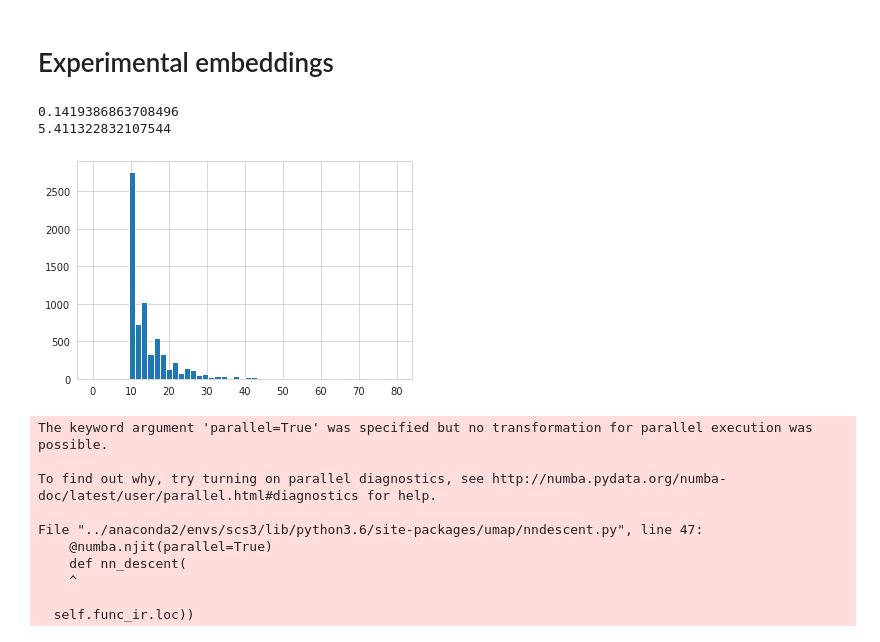
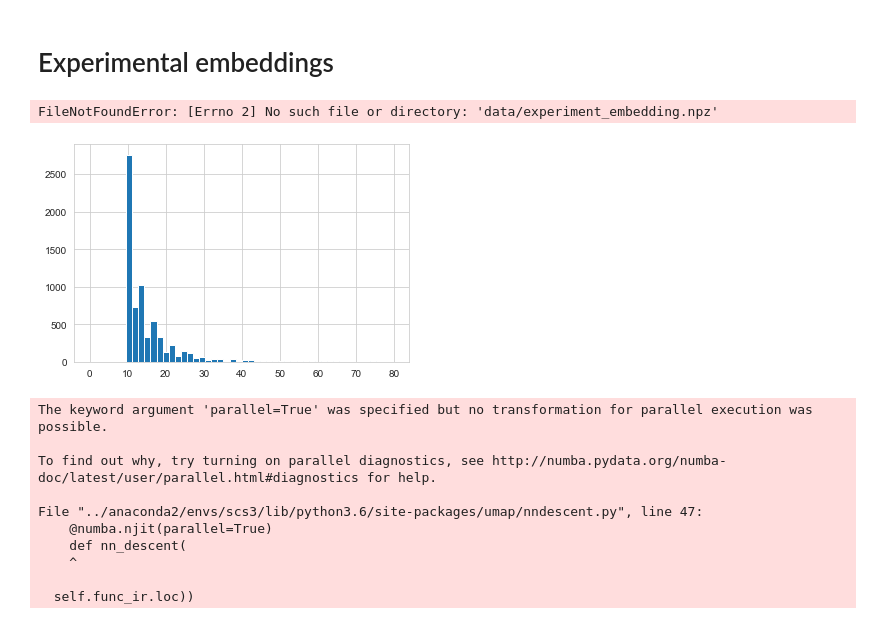
Before and after one commit to kundajelab/encode-ui-sandbox, a Jupyter notebook: embeddings_proc.ipynb, the cells around one changed output. Drawn from its saved outputs; the diff is of its cells as text; code cells hidden in the pictures.

```diff
--- a/embeddings_proc.ipynb
+++ b/embeddings_proc.ipynb
@@ -7,6 +7,7 @@ import utils, diffmap as dm#, scanpy as sc
 import sklearn.metrics
 
 data_pfx = '/oak/stanford/groups/akundaje/abalsubr/search_ui/'
+data_pfx = '/Users/akshay/github/encode-ui-sandbox/data/'
 # %%
 importlib.reload(utils)
 experiments_core = pd.DataFrame.from_csv("data/ENCODE2018Core.tsv", index_col=None, sep='\t')
@@ -17,19 +18,19 @@ experiments = pd.concat((experiments_core, experiments_sparse))
 # Experimental embeddings
 # %%
 itime = time.time()
-eemb = np.load(data_pfx + 'avocado_model/experiment_embedding.npz')['arr_0']
+eemb = np.load('data/experiment_embedding.npz')['arr_0']
 print(time.time() - itime)
 sparse_adj = utils.make_nn_graph(eemb, k=10)
 print(time.time() - itime)
 # %% [output]
-0.1419386863708496
-5.411322832107544
+FileNotFoundError: [Errno 2] No such file or directory: 'data/experiment_embedding.npz'
 # %%
 #scipy.sparse.save_npz(data_pfx + 'encode3_6870_10nn.npz', sparse_adj)
+sparse_adj = scipy.sparse.load_npz(data_pfx + 'encode3_6870_10nn.npz')
 plt.hist(np.ravel(sparse_adj.sum(axis=0)), bins=50, range=(0,80))
 plt.show()
 # %% [output]
-[figure, old version]
+[figure, new version]
 # %%
 from umap import UMAP
 itime = time.time()
```
Also changed, not shown: parts of 5 cells of this notebook, 7 other files.
